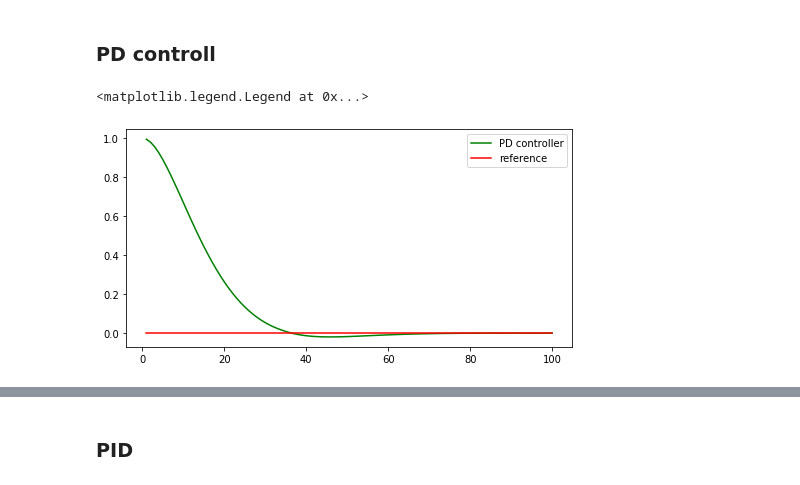
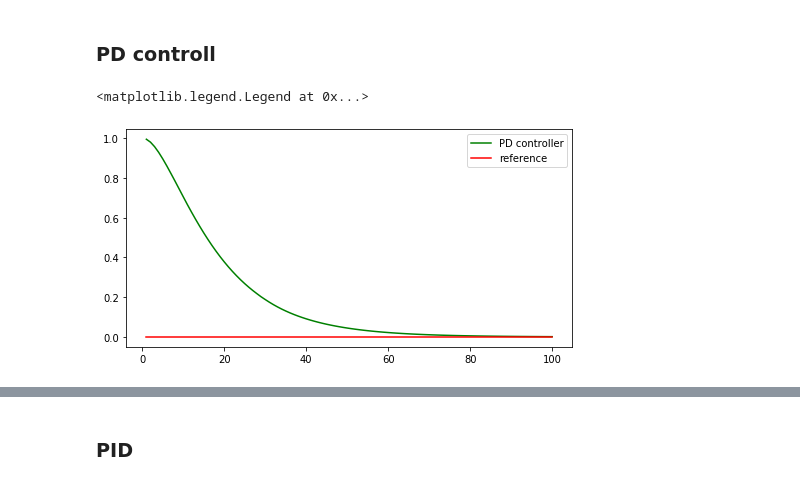
Before and after one commit to MJeremy2017/machine-learning-models, a Jupyter notebook: Control/PID.ipynb, the cells around one changed output, grey strips where cells are left out. Drawn from its saved outputs; the diff is of its cells as text; code cells hidden in the pictures.

```diff
--- a/Control/PID.ipynb
+++ b/Control/PID.ipynb
@@ -117,31 +117,30 @@ plt.legend()
 # %%
 # run - does a single control run
 robot = Robot()
 robot.set(0, 1, 0)
-# robot.set_steering_drift(10/180.*np.pi)
 
 def run(robot, tau_p, tau_d, n=100, speed=1.0):
     x_trajectory = []
     y_trajectory = []
 
     prev_cte = robot.y
     for _ in range(n):
         dev = robot.y - prev_cte
         prev_cte = robot.y
         steer = -tau_p * robot.y - tau_d * dev
         robot.move(steer, speed)
         x_trajectory.append(robot.x)
         y_trajectory.append(robot.y)
 
     return x_trajectory, y_trajectory
 
-x_trajectory, y_trajectory = run(robot, 0.2, 3)
+x_trajectory, y_trajectory = run(robot, 0.2, 4)
 n = len(x_trajectory)
 
 fig, ax1 = plt.subplots(1, 1, figsize=(8, 4))
 ax1.plot(x_trajectory, y_trajectory, 'g', label='PD controller')
 ax1.plot(x_trajectory, np.zeros(n), 'r', label='reference')
 plt.legend()
 # %% [output]
 <matplotlib.legend.Legend at 0x...>
-[figure, old version]
+[figure, new version]
```
Also changed, not shown: parts of 2 cells of this notebook, 1 other file.
